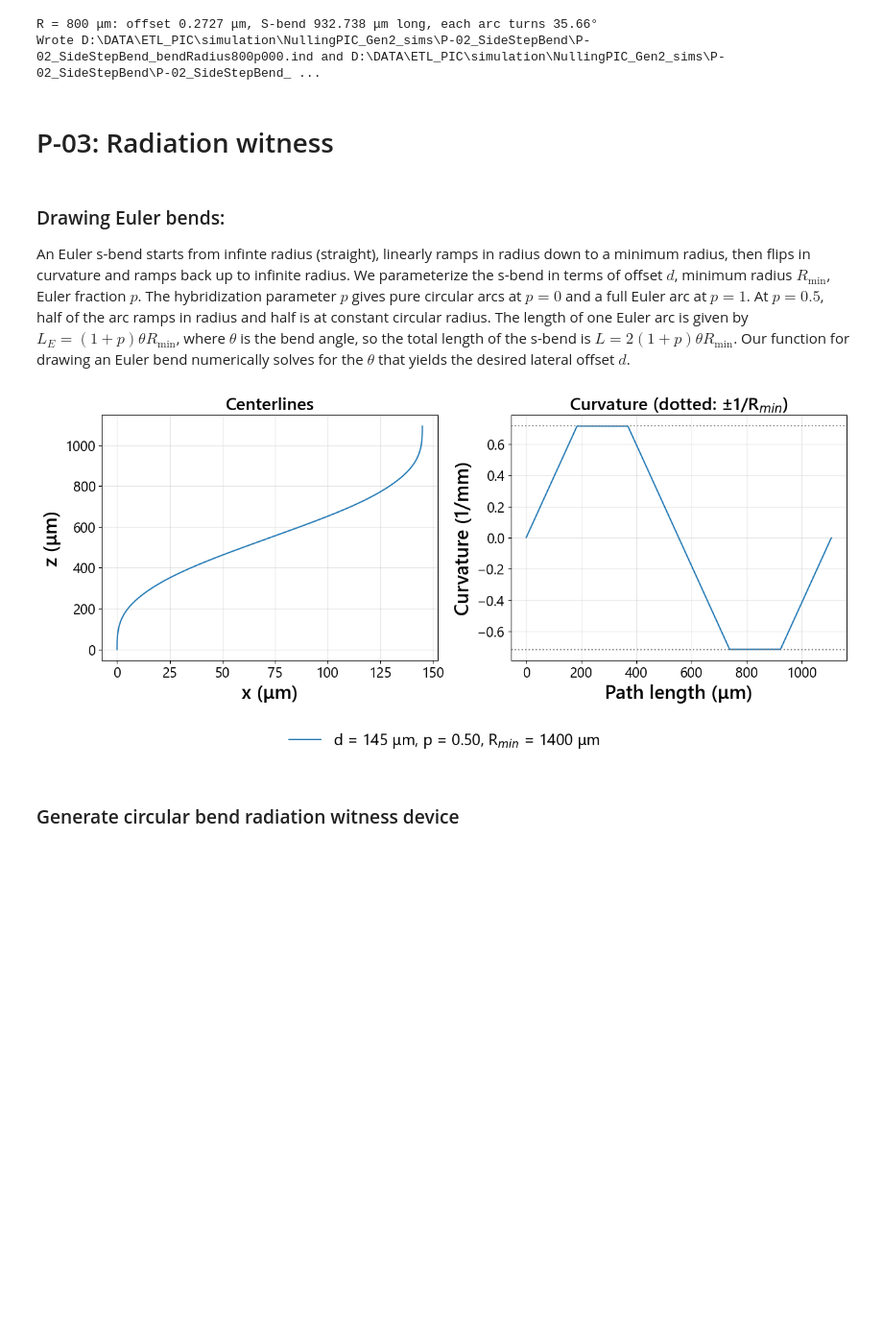
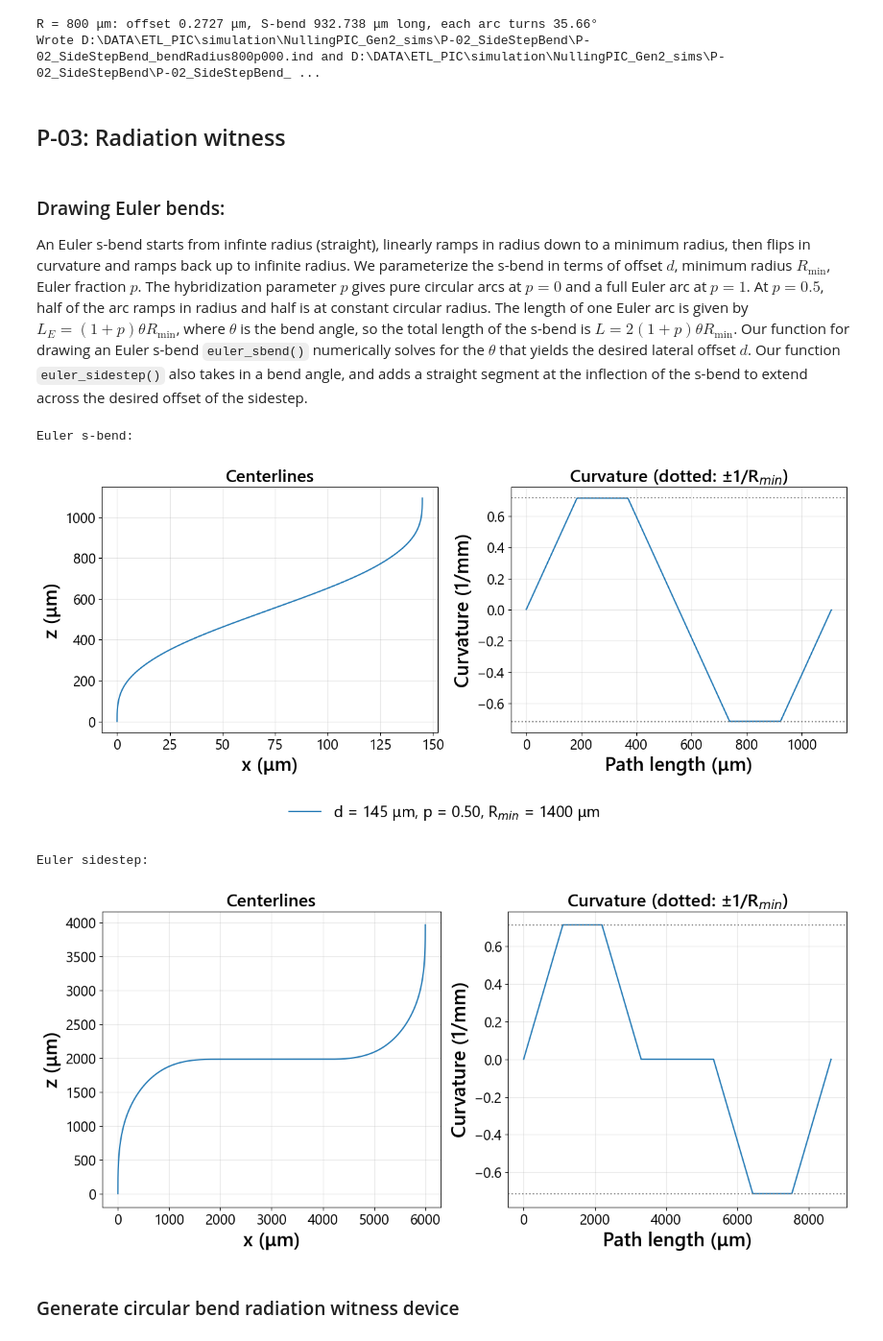
Before and after one commit to apaiasno/ETL_PIC, a Jupyter notebook: simulation/NullingPIC_Gen2_sims/MakeGeometry.ipynb, the cells around one changed output. Shown at 96% size. Cells and saved outputs as stored; diff of their text form; code cells hidden in the pictures; blank space fills up the shorter version.

````diff
--- a/simulation/NullingPIC_Gen2_sims/MakeGeometry.ipynb
+++ b/simulation/NullingPIC_Gen2_sims/MakeGeometry.ipynb
@@ -107,41 +113,71 @@ Wrote D:\DATA\ETL_PIC\simulation\NullingPIC_Gen2_sims\P-02_SideStepBend\P-02_Sid
 R = 800 μm: offset 0.2727 μm, S-bend 932.738 μm long, each arc turns 35.66°
 Wrote D:\DATA\ETL_PIC\simulation\NullingPIC_Gen2_sims\P-02_SideStepBend\P-02_SideStepBend_bendRadius800p000.ind and D:\DATA\ETL_PIC\simulation\NullingPIC_Gen2_sims\P-02_SideStepBend\P-02_SideStepBend_ ...
 # %% [markdown]
-# P-03: Radiation witness
+## P-03: Radiation witness
 # %% [markdown]
 ### Drawing Euler bends:
 
-An Euler s-bend starts from infinte radius (straight), linearly ramps in radius down to a minimum radius, then flips in curvature and ramps back up to infinite radius. We parameterize the s-bend in terms of offset $d$, minimum radius $R_{\min}$, Euler fraction $p$. The hybridization parameter $p$ gives pure circular arcs at $p = 0$ and a full Euler arc at $p = 1$. At $p = 0.5$, half of the arc ramps in radius and half is at constant circular radius. The length of one Euler arc is given by $L_E = (1+p) \theta R_{\min}$, where $\theta$ is the bend angle, so the total length of the s-bend is $L = 2 (1+p) \theta R_{\min}$. Our function for drawing an Euler bend numerically solves for the $\theta$ that yields the desired lateral offset $d$.
+An Euler s-bend starts from infinte radius (straight), linearly ramps in radius down to a minimum radius, then flips in curvature and ramps back up to infinite radius. We parameterize the s-bend in terms of offset $d$, minimum radius $R_{\min}$, Euler fraction $p$. The hybridization parameter $p$ gives pure circular arcs at $p = 0$ and a full Euler arc at $p = 1$. At $p = 0.5$, half of the arc ramps in radius and half is at constant circular radius. The length of one Euler arc is given by $L_E = (1+p) \theta R_{\min}$, where $\theta$ is the bend angle, so the total length of the s-bend is $L = 2 (1+p) \theta R_{\min}$. Our function for drawing an Euler s-bend ```euler_sbend()``` numerically solves for the $\theta$ that yields the desired lateral offset $d$. Our function ```euler_sidestep()``` also takes in a bend angle, and adds a straight segment at the inflection of the s-bend to extend across the desired offset of the sidestep.
 # %%
+# Euler s-bend
 R_min, p, d = 1400.0, 0.5, 145.0    # R_min = Euler bend minimum radius, p = Euler fraction, d = bend lateral offset
 
 x_ref, z_ref, phi_ref = rlib.euler_sbend(d, R_min, p) # outputs x-coordinate, z-coordinate, and tangent angle from z
 s_ref, k_ref = rlib.bend_curvature(x_ref, z_ref, phi_ref) # outputs length along path and corresponding curvature
 label_ref = f"d = {d:g} μm, p = {p:.2f}, R$_{{min}}$ = {R_min:.0f} μm"
+
+print('Euler s-bend:')
 
 fig, ax = plt.subplots(1, 2, figsize=(13, 6))
 
 ax[0].plot(x_ref, z_ref, label=label_ref)
 ax[0].set_xlabel("x (μm)")
 ax[0].set_ylabel("z (μm)")
 ax[0].set_title("Centerlines")
 ax[0].grid(alpha=0.3)
 
 ax[1].plot(s_ref, k_ref * 1e3)
 ax[1].axhline(1e3 / R_min, linestyle="dotted", color="gray")
 ax[1].axhline(-1e3 / R_min, linestyle="dotted", color="gray")
 ax[1].set_xlabel("Path length (μm)")
 ax[1].set_ylabel("Curvature (1/mm)")
 ax[1].set_title("Curvature (dotted: ±1/R$_{min}$)")
 ax[1].grid(alpha=0.3)
 
 # One legend for both panels, centered below them
 handles, labels = ax[0].get_legend_handles_labels()
 fig.legend(handles, labels, loc="lower center", ncol=1, frameon=False)
 fig.tight_layout(rect=(0, 0.14, 1, 1))
 plt.show()
+
+# Euler sidestep
+d, bend_angle = 6000, 90.0 # degrees
+x_ref, z_ref, phi_ref = rlib.euler_sidestep(R_min, bend_angle, p, offset=d)
+s_ref, k_ref = rlib.bend_curvature(x_ref, z_ref, phi_ref) # outputs length along path and corresponding curvature
+label_ref = f"d = {d:g} μm, p = {p:.2f}, R$_{{min}}$ = {R_min:.0f} μm"
+
+print('Euler sidestep:')
+
+fig, ax = plt.subplots(1, 2, figsize=(15, 6))
+
+ax[0].plot(x_ref, z_ref, label=label_ref)
+ax[0].set_xlabel("x (μm)")
+ax[0].set_ylabel("z (μm)")
+ax[0].set_title("Centerlines")
+ax[0].grid(alpha=0.3)
+
+ax[1].plot(s_ref, k_ref * 1e3)
+ax[1].axhline(1e3 / R_min, linestyle="dotted", color="gray")
+ax[1].axhline(-1e3 / R_min, linestyle="dotted", color="gray")
+ax[1].set_xlabel("Path length (μm)")
+ax[1].set_ylabel("Curvature (1/mm)")
+ax[1].set_title("Curvature (dotted: ±1/R$_{min}$)")
+ax[1].grid(alpha=0.3)
 # %% [output]
+Euler s-bend:
 [figure]
+Euler sidestep:
+[figure, added]
 # %% [markdown]
 ### Generate circular bend radiation witness device
 # %%
````
Also changed, not shown: parts of 21 cells of this notebook, 24 other files.
